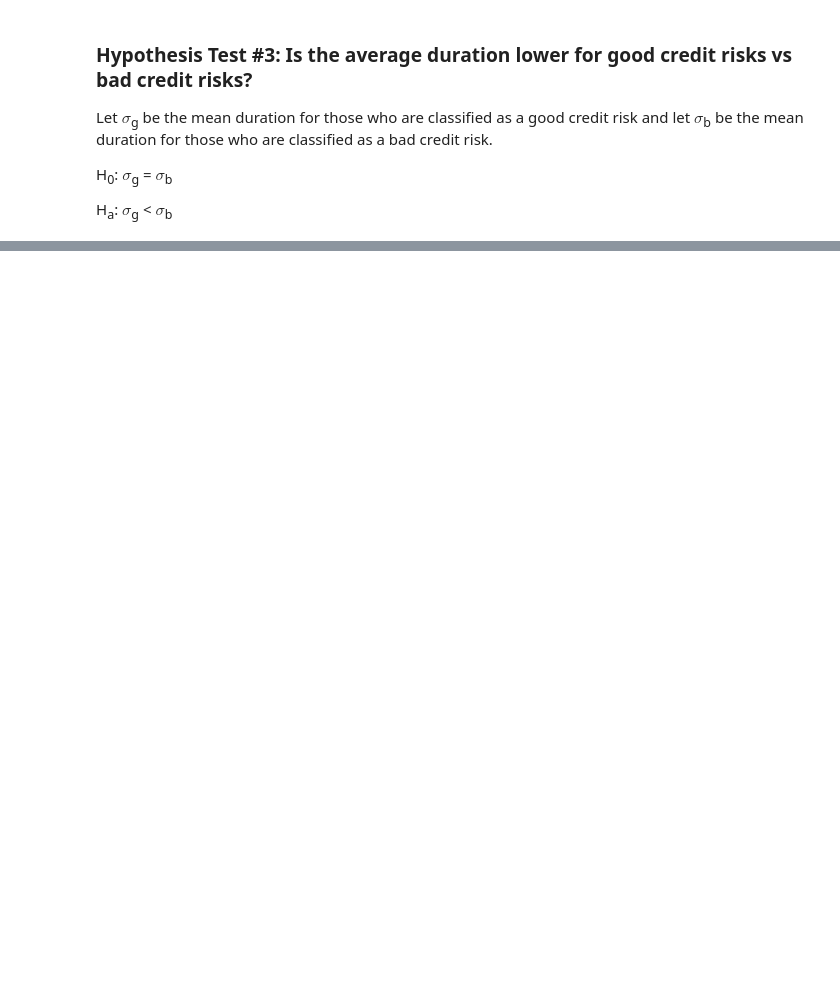
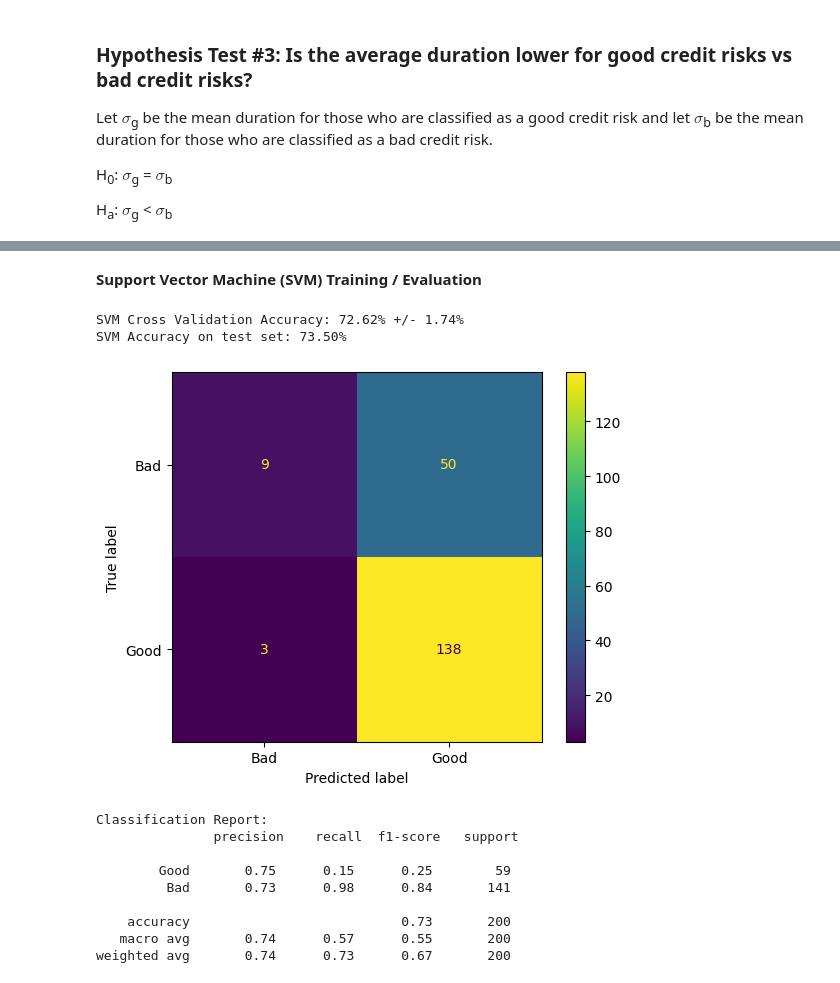
Before and after one commit to kmodo1/kmodo1.github.io, a Jupyter notebook: final-project.ipynb, the cells around one changed output, grey strips where cells are left out. Cells and saved outputs as stored; diff of their text form; code cells hidden in the pictures; blank space fills up the shorter version.

```diff
--- a/final-project.ipynb
+++ b/final-project.ipynb
@@ -288,0 +345,27 @@ Since the p-value of 3.244e-12 is less than the alpha threshold of 0.05, we have
+# %% [markdown]
+<b>Support Vector Machine (SVM) Training / Evaluation</b>
+# %%
+SVM = SVC(kernel='linear', probability=True)
+SVM.fit(X_train, y_train)
+cv_scores = cross_val_score(SVM, X_train, y_train, cv=5)
+print(f"SVM Cross Validation Accuracy: {np.mean(cv_scores)*100:.2f}% +/- {np.std(cv_scores)*100:.2f}%")
+y_pred_test = SVM.predict(X_test)
+print(f"SVM Accuracy on test set: {accuracy_score(y_test, y_pred_test)*100:.2f}%")
+cm = confusion_matrix(y_test, y_pred_test)
+disp = ConfusionMatrixDisplay(confusion_matrix=cm, display_labels=['Bad', 'Good'])
+disp.plot()
+plt.show()
+print("Classification Report: \n", classification_report(y_test, y_pred_test, target_names=['Good', 'Bad']))
+# %% [output]
+SVM Cross Validation Accuracy: 72.62% +/- 1.74%
+SVM Accuracy on test set: 73.50%
+[figure, added]
+Classification Report:
+               precision    recall  f1-score   support
+
+        Good       0.75      0.15      0.25        59
+         Bad       0.73      0.98      0.84       141
+
+    accuracy                           0.73       200
+   macro avg       0.74      0.57      0.55       200
+weighted avg       0.74      0.73      0.67       200
```
Also changed, not shown: parts of 22 cells of this notebook, 1 other file.
